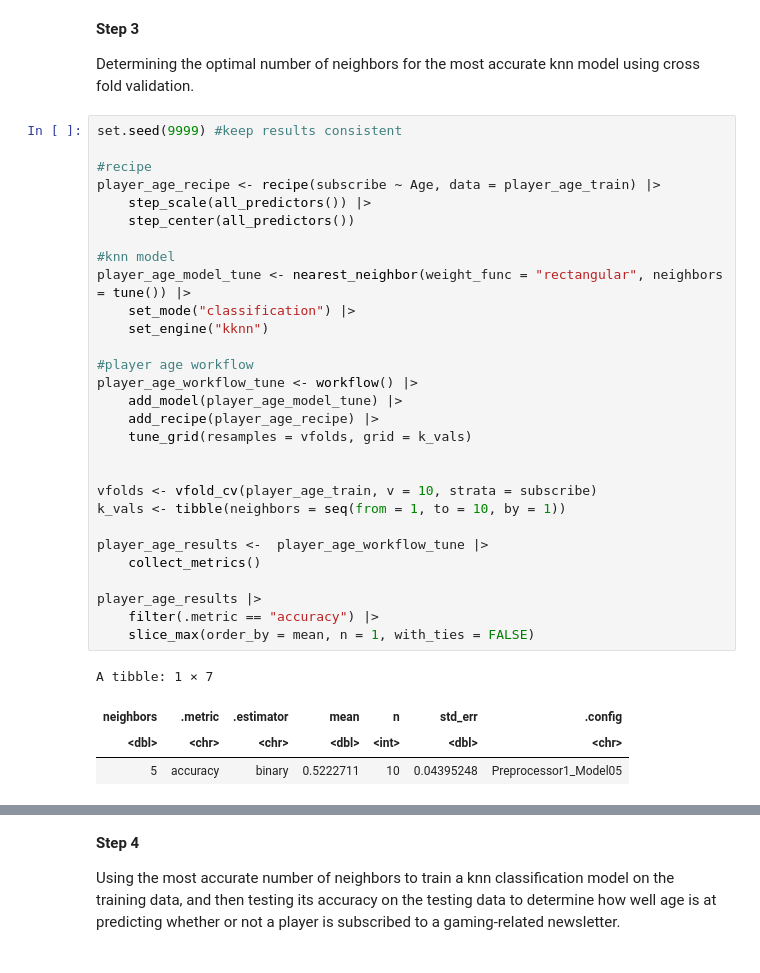
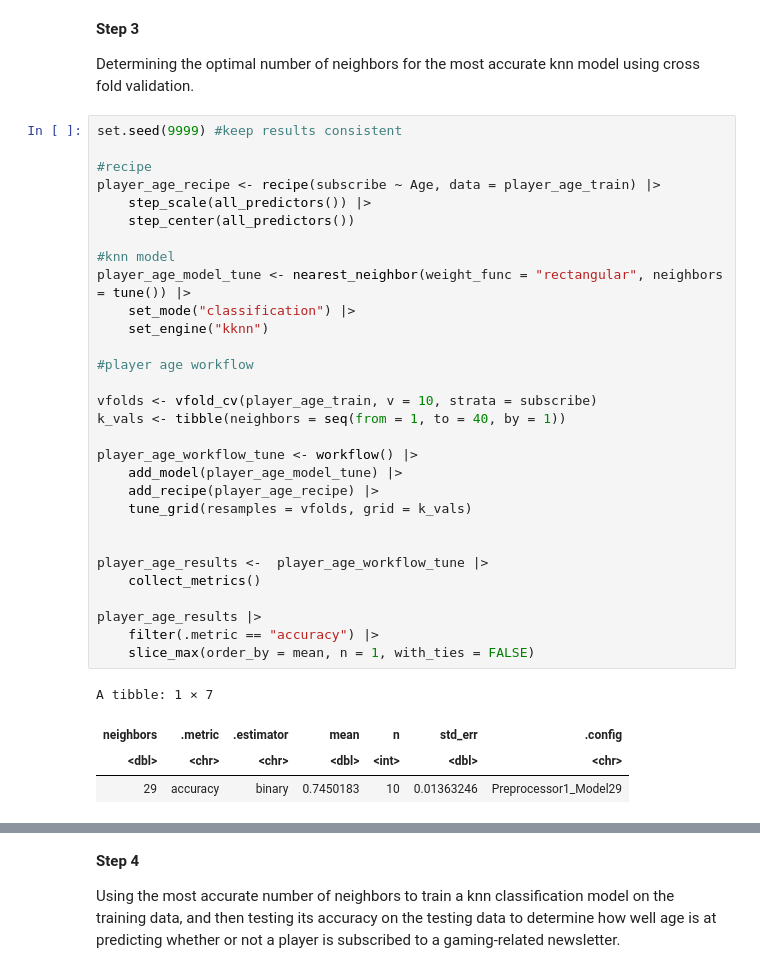
Before and after one commit to Mgonz005/Data-Science-group-project-, a Jupyter notebook: final_project_grp34.ipynb, the cells around one changed output, grey strips where cells are left out. Cells and saved outputs as stored; diff of their text form.

Commit message:
Max better models
updated tuning to consider neighbors from 1-40 instead of 1-10

discovered optimal neughbors is 29

```diff
--- a/final_project_grp34.ipynb
+++ b/final_project_grp34.ipynb
@@ -156,34 +156,35 @@ Determining the optimal number of neighbors for the most accurate knn model usin
 # %%
 set.seed(9999) #keep results consistent
 
 #recipe
 player_age_recipe <- recipe(subscribe ~ Age, data = player_age_train) |>
     step_scale(all_predictors()) |>
     step_center(all_predictors())
 
 #knn model
 player_age_model_tune <- nearest_neighbor(weight_func = "rectangular", neighbors = tune()) |>
     set_mode("classification") |>
     set_engine("kknn")
 
 #player age workflow
+
+vfolds <- vfold_cv(player_age_train, v = 10, strata = subscribe)
+k_vals <- tibble(neighbors = seq(from = 1, to = 40, by = 1))
+
 player_age_workflow_tune <- workflow() |>
     add_model(player_age_model_tune) |>
     add_recipe(player_age_recipe) |>
     tune_grid(resamples = vfolds, grid = k_vals)
 
-
-vfolds <- vfold_cv(player_age_train, v = 10, strata = subscribe)
-k_vals <- tibble(neighbors = seq(from = 1, to = 10, by = 1))
 
 player_age_results <-  player_age_workflow_tune |>
     collect_metrics()
 
 player_age_results |>
     filter(.metric == "accuracy") |>
     slice_max(order_by = mean, n = 1, with_ties = FALSE)
 # %% [output]
 A tibble: 1 × 7
 | neighbors | .metric | .estimator | mean | n | std_err | .config |
 | <dbl> | <chr> | <chr> | <dbl> | <int> | <dbl> | <chr> |
-| 5 | accuracy | binary | 0.5222711 | 10 | 0.04395248 | Preprocessor1_Model05 |
+| 29 | accuracy | binary | 0.7450183 | 10 | 0.01363246 | Preprocessor1_Model29 |
```
Also changed, not shown: parts of 2 cells of this notebook.
